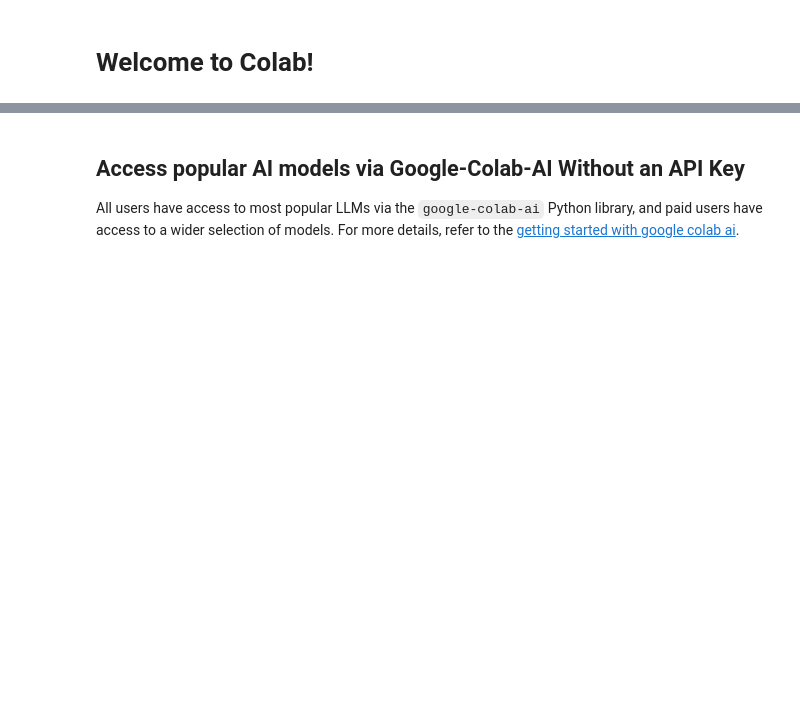
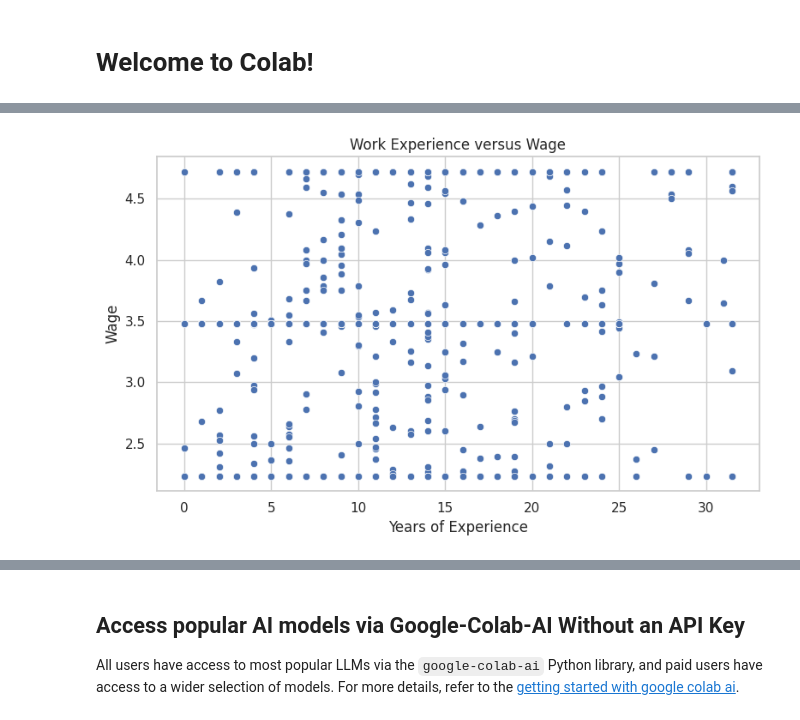
Before and after one commit to Pratyaydevil/Box-Office, a Jupyter notebook: EDA_PROJECT.ipynb, the cells around one changed output, grey strips where cells are left out. Saved outputs shown, nothing was run; the diff lists cells and outputs as text; code cells hidden in the pictures; blank space fills up the shorter version.

```diff
--- a/EDA_PROJECT.ipynb
+++ b/EDA_PROJECT.ipynb
@@ -4,0 +521,94 @@
+# %%
+# 7. BIVARIATE ANALYSIS
+# Minimum three visualizations
+
+
+# Visualization 1: Experience versus wage
+plt.figure(figsize=(8, 5))
+
+sns.scatterplot(
+    data=df_transformed,
+    x="exper",
+    y="wage"
+)
+
+plt.title("Work Experience versus Wage")
+plt.xlabel("Years of Experience")
+plt.ylabel("Wage")
+plt.tight_layout()
+plt.show()
+
+
+# Visualization 2: Labour-force participation versus family income
+plt.figure(figsize=(8, 5))
+
+sns.boxplot(
+    data=df_transformed,
+    x="labour_force_status",
+    y="faminc"
+)
+
+plt.title("Family Income by Labour-Force Participation")
+plt.xlabel("Labour-Force Status")
+plt.ylabel("Family Income")
+plt.xticks(rotation=10)
+plt.tight_layout()
+plt.show()
+
+
+# Visualization 3: Education versus average wage
+education_wage = (
+    df_transformed
+    .groupby("educ", as_index=False, observed=False)["wage"]
+    .mean()
+)
+
+plt.figure(figsize=(10, 5))
+
+sns.barplot(
+    data=education_wage,
+    x="educ",
+    y="wage"
+)
+
+plt.title("Average Wage by Years of Education")
+plt.xlabel("Years of Education")
+plt.ylabel("Average Wage")
+plt.tight_layout()
+plt.show()
+
+
+# Visualization 4: Age versus hours worked
+plt.figure(figsize=(8, 5))
+
+sns.regplot(
+    data=df_transformed,
+    x="age",
+    y="hours",
+    scatter_kws={"alpha": 0.5},
+    line_kws={"linewidth": 2}
+)
+
+plt.title("Age versus Annual Hours Worked")
+plt.xlabel("Age")
+plt.ylabel("Annual Hours Worked")
+plt.tight_layout()
+plt.show()
+
+
+# Visualization 5: Number of children versus hours worked
+plt.figure(figsize=(8, 5))
+
+sns.boxplot(
+    data=df_transformed,
+    x="total_children",
+    y="hours"
+)
+
+plt.title("Hours Worked by Number of Children")
+plt.xlabel("Total Number of Children")
+plt.ylabel("Annual Hours Worked")
+plt.tight_layout()
+plt.show()
+# %% [output]
+[figure, added]
```
Also changed, not shown: parts of 9 cells of this notebook.
